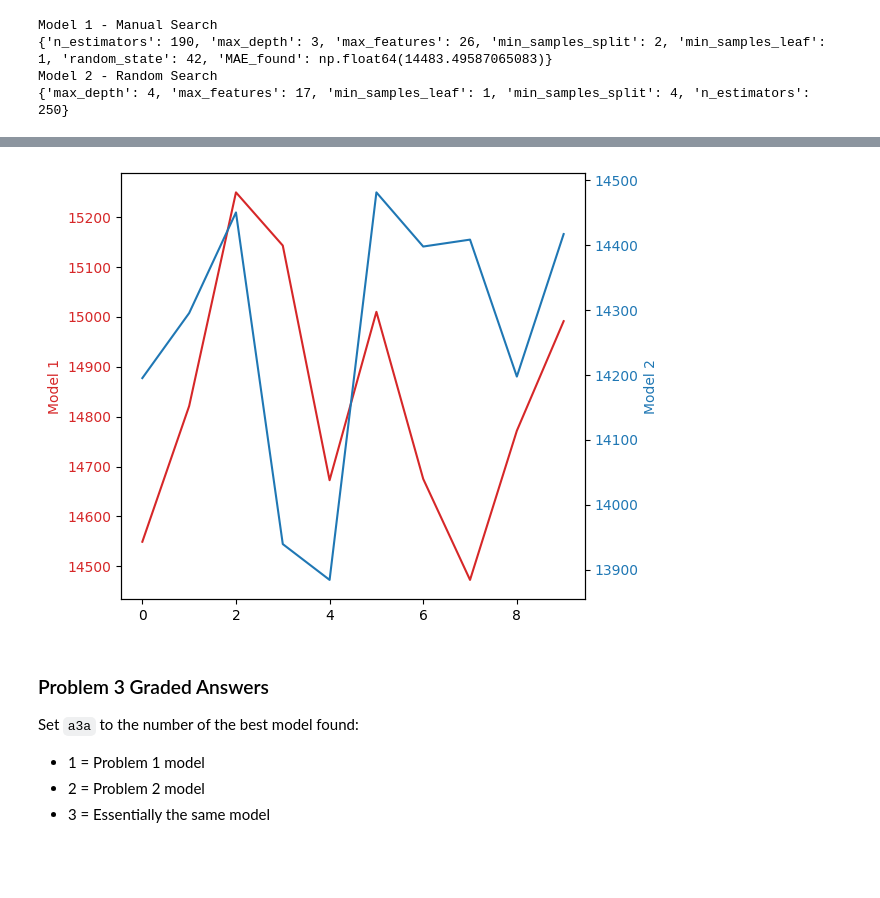
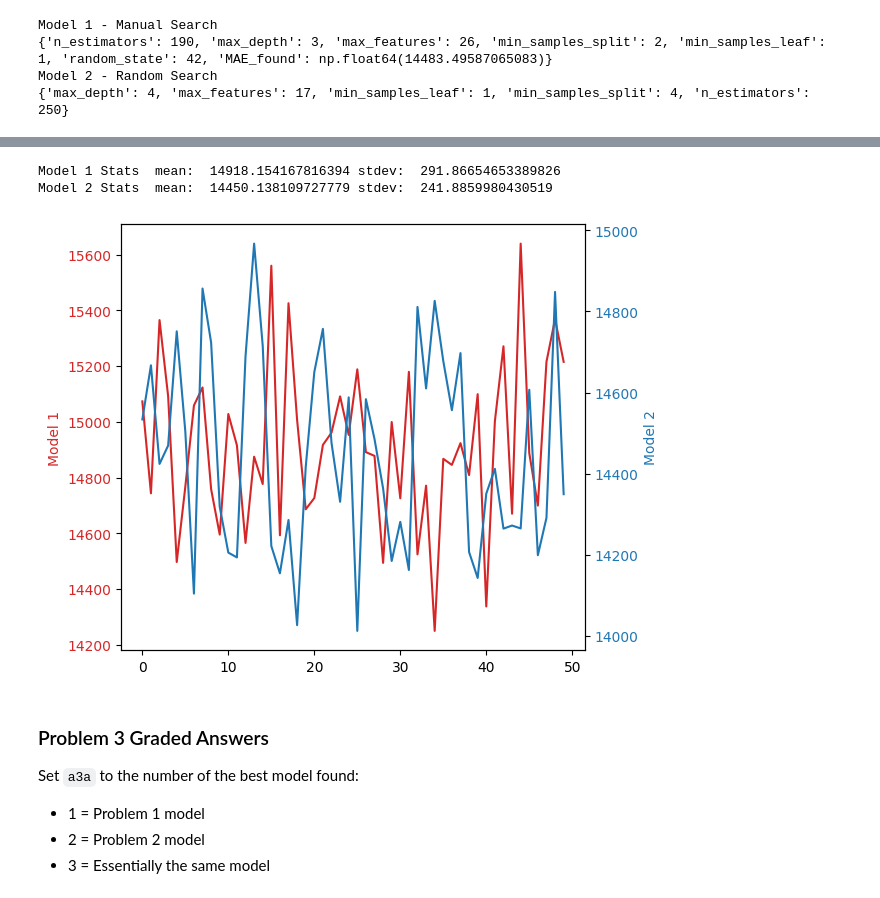
Before and after one commit to andre-bu-gitdev/ML_Fundamentals_dx603, a Jupyter notebook: Homework_07.ipynb, the cells around one changed output, grey strips where cells are left out. Cells and saved outputs as stored; diff of their text form; code cells hidden in the pictures; blank space fills up the shorter version.

```diff
--- a/Homework_07.ipynb
+++ b/Homework_07.ipynb
@@ -765,7 +765,9 @@ Model 2 - Random Search
 MAE1 = []
 MAE2 = []
 
-for i in range(10):
+runs = 50
+
+for i in range(runs):
     # Model 1 - Manual Search
     tree1 = GradientBoostingRegressor(n_estimators= 190,
                                     max_depth= 3,
@@ -775,7 +777,7 @@ for i in range(10):
                                     )
     tree1.fit(X_train, y_train)
     y_predict1 = tree1.predict(X_test)
-    print('Model 1 MAE: ', mean_absolute_error(y_test, y_predict1))
+    #print('Model 1 MAE: ', mean_absolute_error(y_test, y_predict1))
     MAE1.append(mean_absolute_error(y_test, y_predict1))
 
     # Model 2 - Random Search
@@ -787,5 +789,5 @@ for i in range(10):
                                     )
     tree2.fit(X_train, y_train)
     y_predict2 = tree2.predict(X_test)
-    print('Model 2 MAE: ', mean_absolute_error(y_test, y_predict2))
+    #print('Model 2 MAE: ', mean_absolute_error(y_test, y_predict2))
     MAE2.append(mean_absolute_error(y_test, y_predict2))
@@ -813,24 +794,29 @@ Model 2 MAE:  14417.27448711295
 # %%
+print('Model 1 Stats ' ,'mean: ', np.mean(MAE1), 'stdev: ', np.std(MAE1))
+print('Model 2 Stats ' ,'mean: ', np.mean(MAE2), 'stdev: ', np.std(MAE2))
+
 fig, ax1 = plt.subplots()
 
-x = range(10)
+x = range(runs)
 
 color = 'tab:red'
 ax1.set_ylabel('Model 1', color=color)
 ax1.plot(x, MAE1, color=color)
 ax1.tick_params(axis='y', labelcolor=color)
 
 ax2 = ax1.twinx()
 
 color = 'tab:blue'
 ax2.set_ylabel('Model 2', color=color)
 ax2.plot(x, MAE2, color=color)
 ax2.tick_params(axis='y', labelcolor=color)
 
 fig.tight_layout()
 plt.show()
 # %% [output]
+Model 1 Stats  mean:  14918.154167816394 stdev:  291.86654653389826
+Model 2 Stats  mean:  14450.138109727779 stdev:  241.8859980430519
-[figure, old version]
+[figure, new version]
 # %% [markdown]
 ### Problem 3 Graded Answers
 
```
Also changed, not shown: parts of 1 cell of this notebook.
